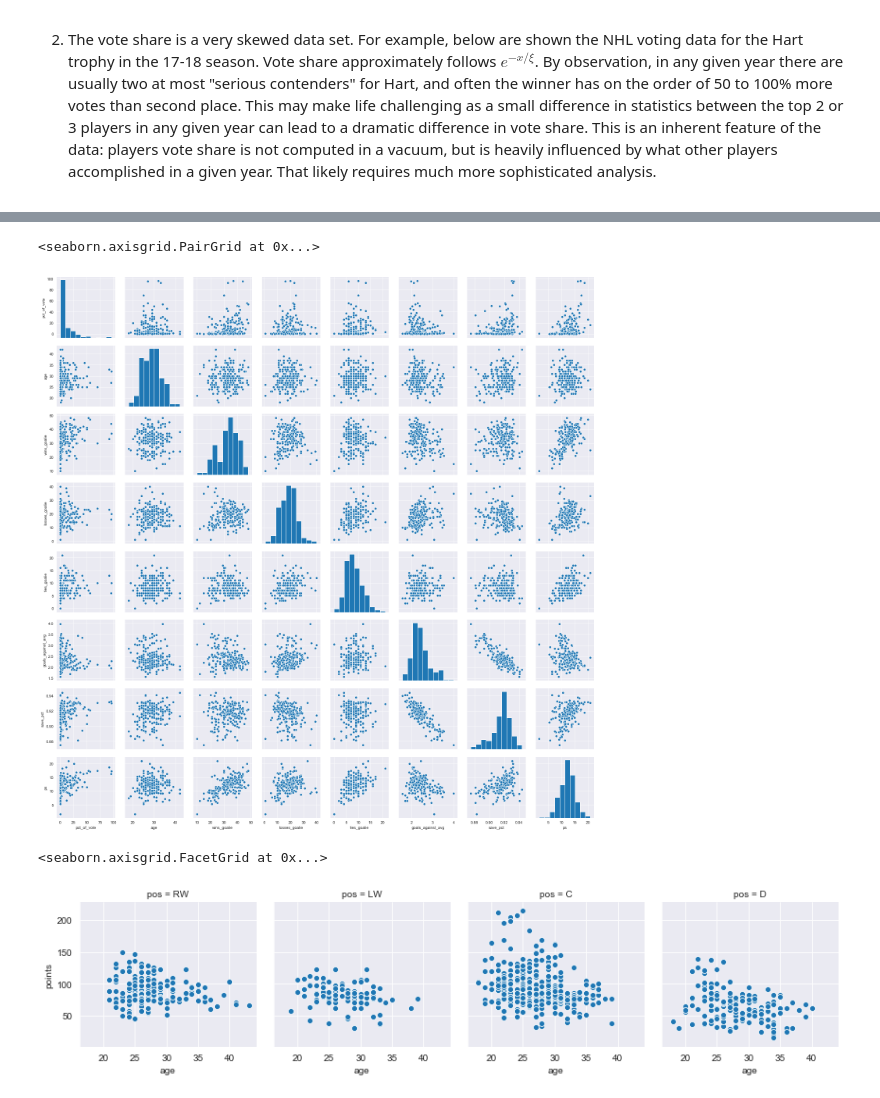
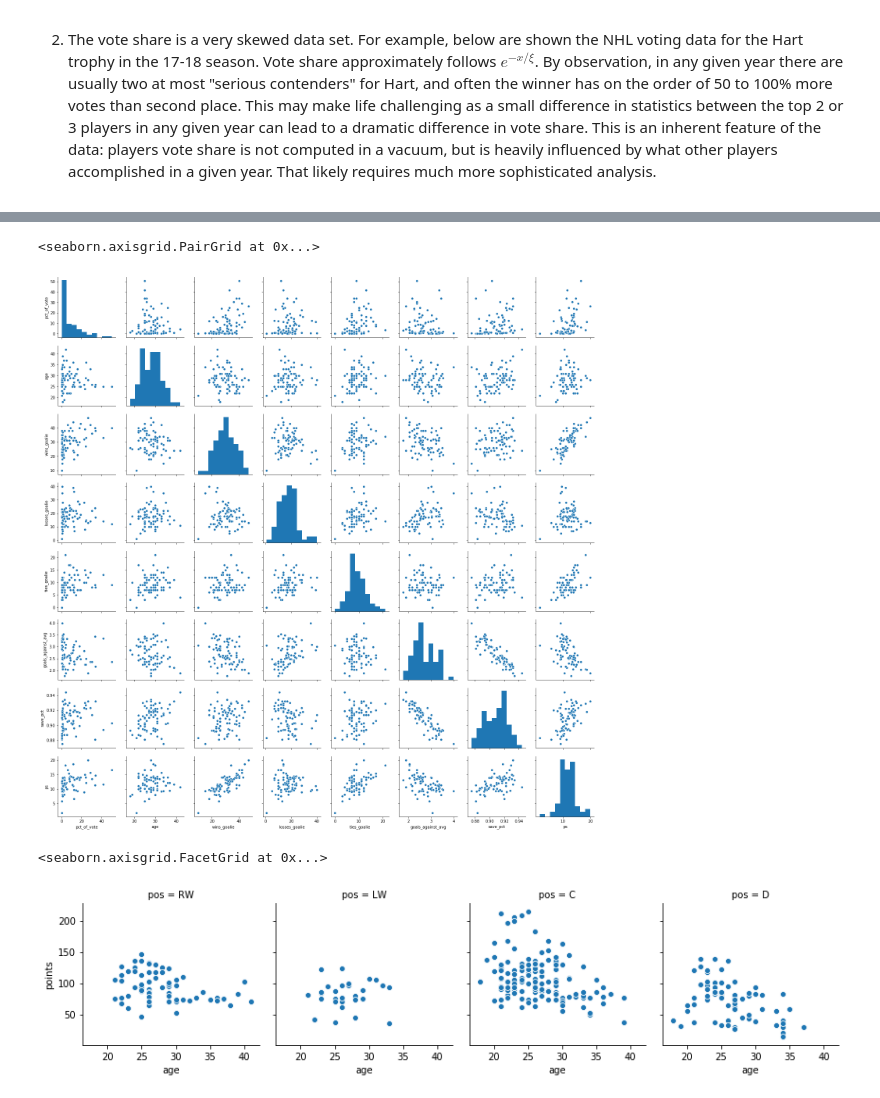
Before and after one commit to dbz10/NHL-Player-Awards, a Jupyter notebook: NHL MVP prediction.ipynb, the cells around one changed output, grey strips where cells are left out. Cells and saved outputs as stored; diff of their text form; code cells hidden in the pictures.

```diff
--- a/NHL MVP prediction.ipynb
+++ b/NHL MVP prediction.ipynb
@@ -128,11 +112,13 @@ except:
                     hockeywriter.writerow(values)
                     values = [years[i]]  #set first value again
 # %%
+full_data= pd.read_csv("hockey-data-hart.csv")
+
+
 # clean it up
 full_data=full_data.dropna(axis=0,subset=['pct_of_vote'])
 full_data=full_data.drop(['first','second','third','fourth','fifth'],axis=1)
 full_data = full_data[full_data["pct_of_vote"]>0]
-full_data["votepct_log"] = np.log(full_data["pct_of_vote"])
 
 # let's also drop goalies who are missing save pct, and skaters who are missing plus_minus
 full_data = full_data.loc[~((full_data.pos=="G") & full_data.save_pct.isna())]
@@ -151,7 +137,11 @@ def pos_combine(name):
         return title_search.group(1)
     return ""
 
-full_data["pos_simp"] = full_data["pos"].apply(pos_combine)
+full_data["pos"] = full_data["pos"].apply(pos_combine)
+# full_data["pct_of_vote"] = np.log(full_data["pct_of_vote"])
 
-full_data.sample(10)
+skaters = full_data[full_data['pos']!='G']
+goalies = full_data[full_data['pos']=='G']
+
+full_data.describe()
 # %% [output]
@@ -192,19 +181,15 @@ sns.pairplot(skaters[['plus_minus','pct_of_vote','age','goals', 'assists','ps']]
 # %%
 # plotting some goalie data
-goalies = full_data[full_data['pos']=='G']
 sns.pairplot(goalies[['pct_of_vote','age','wins_goalie','losses_goalie','ties_goalie','goals_against_avg','save_pct','ps']])
 # %% [output]
 <seaborn.axisgrid.PairGrid at 0x...>
-[figure, old version]
+[figure, new version]
 # %%
-non_goalies = full_data[full_data["goals"]>0]
-ng = non_goalies[non_goalies['pos'].isin(["C","RW","LW","D"])]
-
-g = sns.FacetGrid(ng,col="pos")
+g = sns.FacetGrid(skaters,col="pos")
 g.map(sns.scatterplot, 'age','points')
 # %% [output]
 <seaborn.axisgrid.FacetGrid at 0x...>
-[figure, old version]
+[figure, new version]
 # %%
 fd = skaters
 features= ['pct_of_vote','goals','assists','plus_minus','age','ops','dps','pos']
```
Also changed, not shown: parts of 28 cells of this notebook, 1 other file.
